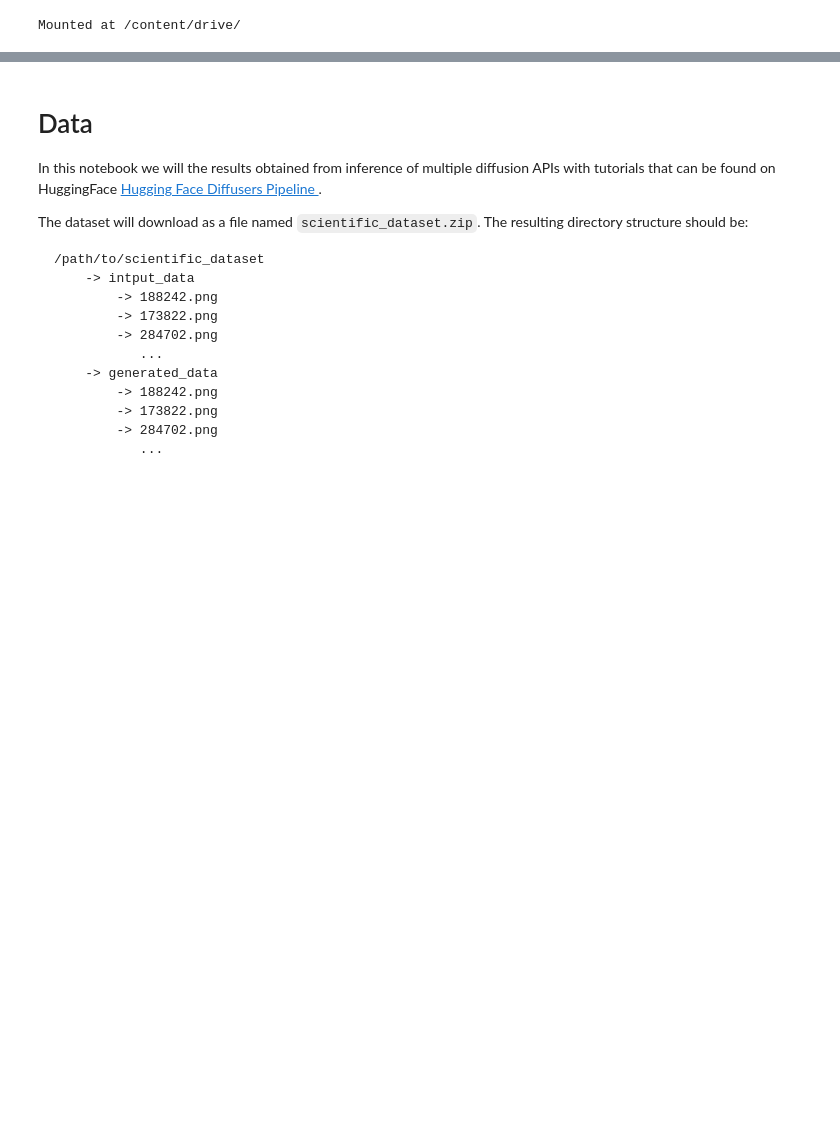
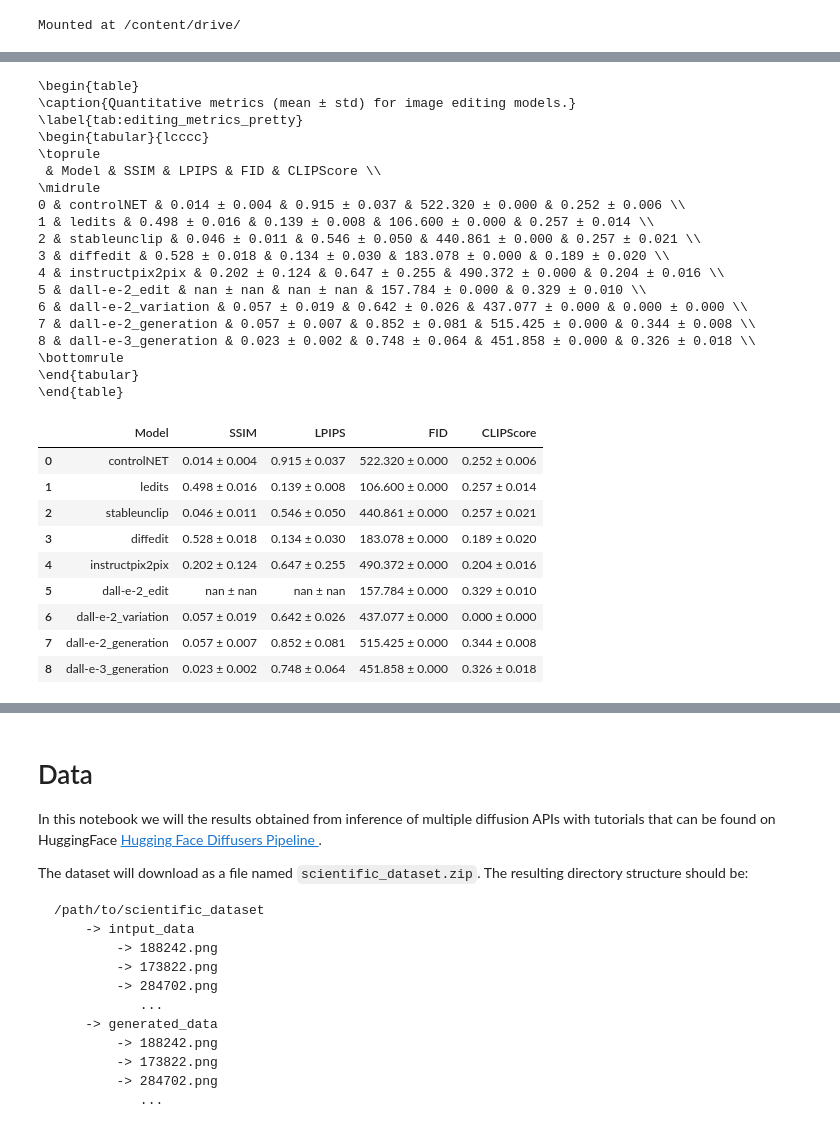
Before and after one commit to lbl-camera/genAI, a Jupyter notebook: calculate_metrics.ipynb, the cells around one changed output, grey strips where cells are left out. Cells and saved outputs as stored; diff of their text form; code cells hidden in the pictures; blank space fills up the shorter version.

```diff
--- a/calculate_metrics.ipynb
+++ b/calculate_metrics.ipynb
@@ -214,0 +516,41 @@ def get_metrics_diffusion(raw_path, edited_img_rootpath, resize = True, resize_s
+# %%
+metrics = ["SSIM", "LPIPS", "FID", "CLIPScore"]
+
+os.makedirs(os.path.join(basepath, "csv_metrics_results"), exist_ok=True)
+
+csv_savepath = os.path.join(basepath, "csv_metrics_results/{}_results_diffusion.csv".format(data))
+df_cmc.to_csv(csv_savepath, index=False) # Comment if already saved
+
+df_cmc = pd.read_csv(csv_savepath)
+df_cmc_formatted, latex_table_cmc = format_df(df_cmc, metrics)
+df_cmc_formatted
+# %% [output]
+\begin{table}
+\caption{Quantitative metrics (mean ± std) for image editing models.}
+\label{tab:editing_metrics_pretty}
+\begin{tabular}{lcccc}
+\toprule
+ & Model & SSIM & LPIPS & FID & CLIPScore \\
+\midrule
+0 & controlNET & 0.014 ± 0.004 & 0.915 ± 0.037 & 522.320 ± 0.000 & 0.252 ± 0.006 \\
+1 & ledits & 0.498 ± 0.016 & 0.139 ± 0.008 & 106.600 ± 0.000 & 0.257 ± 0.014 \\
+2 & stableunclip & 0.046 ± 0.011 & 0.546 ± 0.050 & 440.861 ± 0.000 & 0.257 ± 0.021 \\
+3 & diffedit & 0.528 ± 0.018 & 0.134 ± 0.030 & 183.078 ± 0.000 & 0.189 ± 0.020 \\
+4 & instructpix2pix & 0.202 ± 0.124 & 0.647 ± 0.255 & 490.372 ± 0.000 & 0.204 ± 0.016 \\
+5 & dall-e-2_edit & nan ± nan & nan ± nan & 157.784 ± 0.000 & 0.329 ± 0.010 \\
+6 & dall-e-2_variation & 0.057 ± 0.019 & 0.642 ± 0.026 & 437.077 ± 0.000 & 0.000 ± 0.000 \\
+7 & dall-e-2_generation & 0.057 ± 0.007 & 0.852 ± 0.081 & 515.425 ± 0.000 & 0.344 ± 0.008 \\
+8 & dall-e-3_generation & 0.023 ± 0.002 & 0.748 ± 0.064 & 451.858 ± 0.000 & 0.326 ± 0.018 \\
+\bottomrule
+\end{tabular}
+\end{table}
+|  | Model | SSIM | LPIPS | FID | CLIPScore |
+| 0 | controlNET | 0.014 ± 0.004 | 0.915 ± 0.037 | 522.320 ± 0.000 | 0.252 ± 0.006 |
+| 1 | ledits | 0.498 ± 0.016 | 0.139 ± 0.008 | 106.600 ± 0.000 | 0.257 ± 0.014 |
+| 2 | stableunclip | 0.046 ± 0.011 | 0.546 ± 0.050 | 440.861 ± 0.000 | 0.257 ± 0.021 |
+| 3 | diffedit | 0.528 ± 0.018 | 0.134 ± 0.030 | 183.078 ± 0.000 | 0.189 ± 0.020 |
+| 4 | instructpix2pix | 0.202 ± 0.124 | 0.647 ± 0.255 | 490.372 ± 0.000 | 0.204 ± 0.016 |
+| 5 | dall-e-2_edit | nan ± nan | nan ± nan | 157.784 ± 0.000 | 0.329 ± 0.010 |
+| 6 | dall-e-2_variation | 0.057 ± 0.019 | 0.642 ± 0.026 | 437.077 ± 0.000 | 0.000 ± 0.000 |
+| 7 | dall-e-2_generation | 0.057 ± 0.007 | 0.852 ± 0.081 | 515.425 ± 0.000 | 0.344 ± 0.008 |
+| 8 | dall-e-3_generation | 0.023 ± 0.002 | 0.748 ± 0.064 | 451.858 ± 0.000 | 0.326 ± 0.018 |
```
Also changed, not shown: parts of 89 cells of this notebook.
